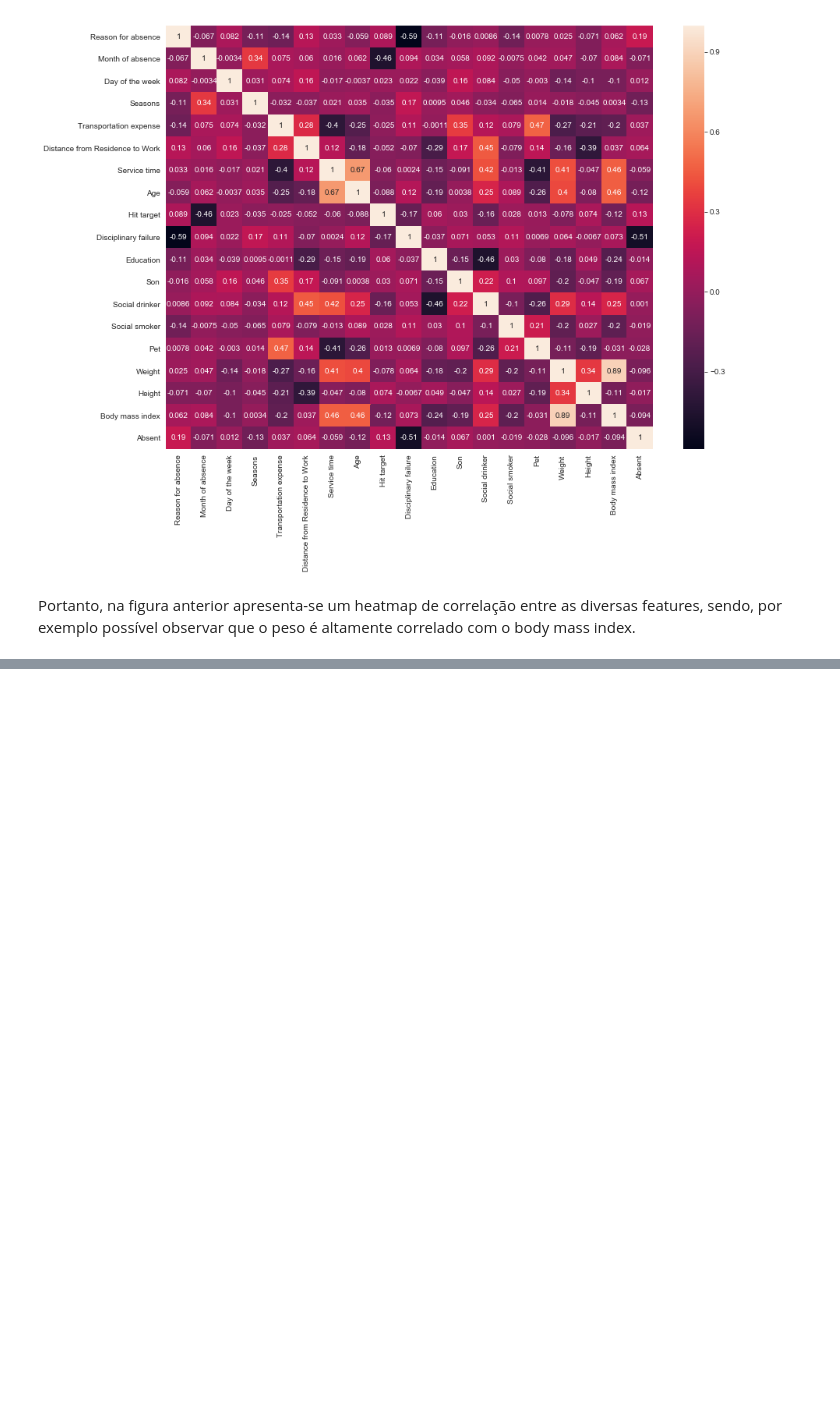
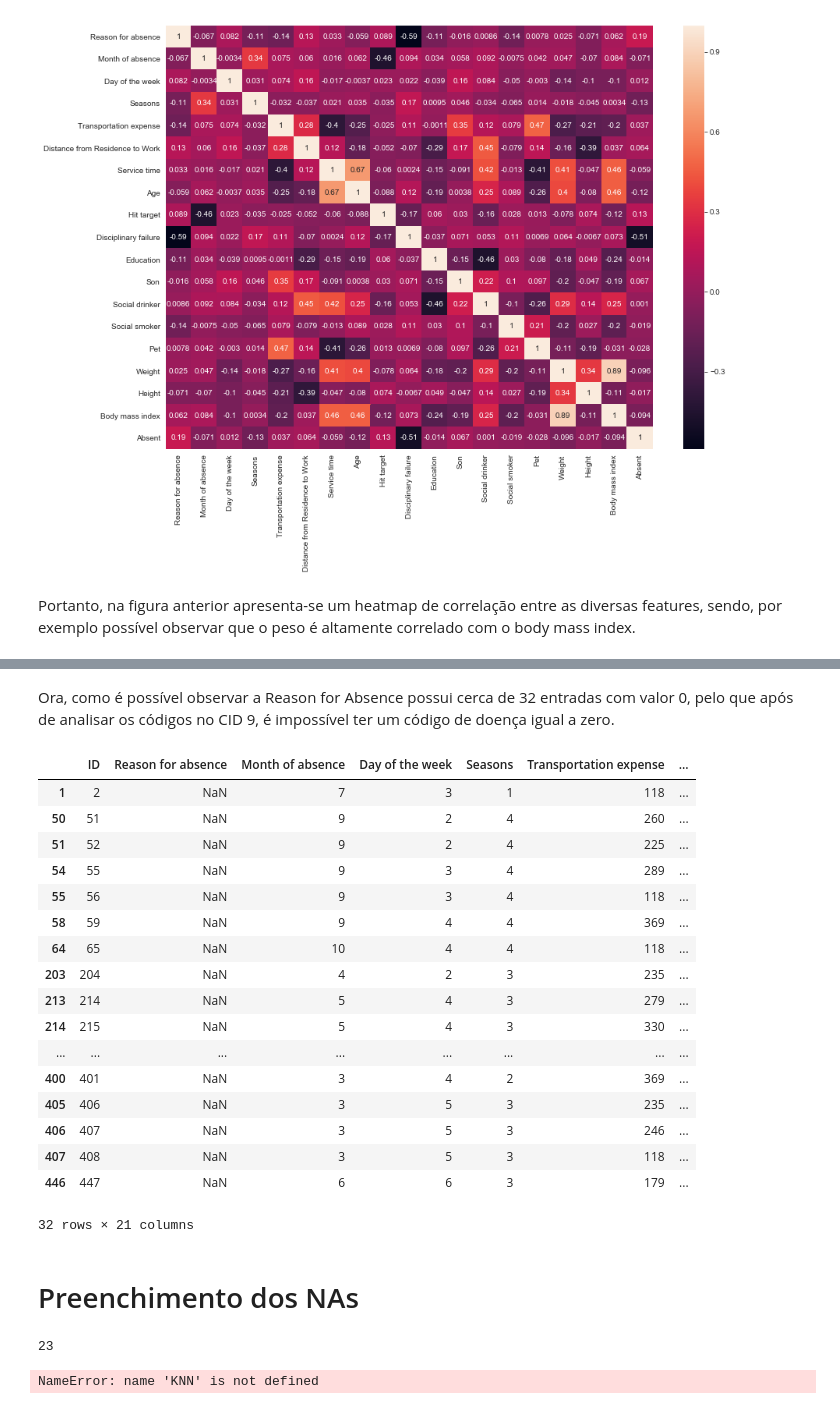
Before and after one commit to MelhorQueSVN/AEC, a Jupyter notebook: TP2/TP2.ipynb, the cells around one changed output, grey strips where cells are left out. Cells and saved outputs as stored; diff of their text form; code cells hidden in the pictures; blank space fills up the shorter version.

```diff
--- a/TP2/TP2.ipynb
+++ b/TP2/TP2.ipynb
@@ -136,0 +184,2 @@ Portanto, na figura anterior apresenta-se um heatmap de correlação entre as di
+# %%
+train['Work load Average/day '] = train['Work load Average/day '].str.replace(",",".")
@@ -136,0 +206,2 @@ Portanto, na figura anterior apresenta-se um heatmap de correlação entre as di
+# %%
+train['Work load Average/day '] = pd.to_numeric(train['Work load Average/day '])
@@ -136,0 +230,11 @@ Portanto, na figura anterior apresenta-se um heatmap de correlação entre as di
+# %%
+categorical = ["Reason for absence","Month of absence","Day of the week",
+               "Seasons","Disciplinary failure","Education","Social drinker","Social smoker"]
+
+numerical = ["ID","Transportation expense","Distance from Residence to Work","Service time",
+             "Age","Work load Average/day ","Hit target",
+             "Son","Pet","Weight","Height","Body mass index","Absent"]
+# %%
+# Converter os categóricos para a categoria "category"
+for i in categorical :
+    train[i] = train[i].astype("category")
@@ -136,0 +270,30 @@ Portanto, na figura anterior apresenta-se um heatmap de correlação entre as di
+# %% [markdown]
+Ora, como é possível observar a Reason for Absence possui cerca de 32 entradas com valor 0, pelo que após de analisar os códigos no CID 9, é impossível ter um código de doença igual a zero.
+# %%
+pd.DataFrame(train[train['Reason for absence'].isna()])
+# %% [output]
+|  | ID | Reason for absence | Month of absence | Day of the week | Seasons | Transportation expense | ... |
+| 1 | 2 | NaN | 7 | 3 | 1 | 118 | ... |
+| 50 | 51 | NaN | 9 | 2 | 4 | 260 | ... |
+| 51 | 52 | NaN | 9 | 2 | 4 | 225 | ... |
+| 54 | 55 | NaN | 9 | 3 | 4 | 289 | ... |
+| 55 | 56 | NaN | 9 | 3 | 4 | 118 | ... |
+| 58 | 59 | NaN | 9 | 4 | 4 | 369 | ... |
+| 64 | 65 | NaN | 10 | 4 | 4 | 118 | ... |
+| 203 | 204 | NaN | 4 | 2 | 3 | 235 | ... |
+| 213 | 214 | NaN | 5 | 4 | 3 | 279 | ... |
+| 214 | 215 | NaN | 5 | 4 | 3 | 330 | ... |
+| ... | ... | ... | ... | ... | ... | ... | ... |
+| 400 | 401 | NaN | 3 | 4 | 2 | 369 | ... |
+| 405 | 406 | NaN | 3 | 5 | 3 | 235 | ... |
+| 406 | 407 | NaN | 3 | 5 | 3 | 246 | ... |
+| 407 | 408 | NaN | 3 | 5 | 3 | 118 | ... |
+| 446 | 447 | NaN | 6 | 6 | 3 | 179 | ... |
+32 rows × 21 columns
+# %% [markdown]
+# Preenchimento dos NAs
+# %%
+# A reason for absence que mais se repete é o 23, logo preencheu-se os NAs com a moda que é 23
+statistics.mode(train['Reason for absence'])
+# %% [output]
+23
@@ -136,0 +303,5 @@ Portanto, na figura anterior apresenta-se um heatmap de correlação entre as di
+# %%
+# Agora iremos usar o KNN (K nearest neighbour)
+train = pd.DataFrame(KNN(k=3).complete(train),columns = train.columns)
+# %% [output]
+NameError: name 'KNN' is not defined
```
Also changed, not shown: parts of 13 cells of this notebook.
